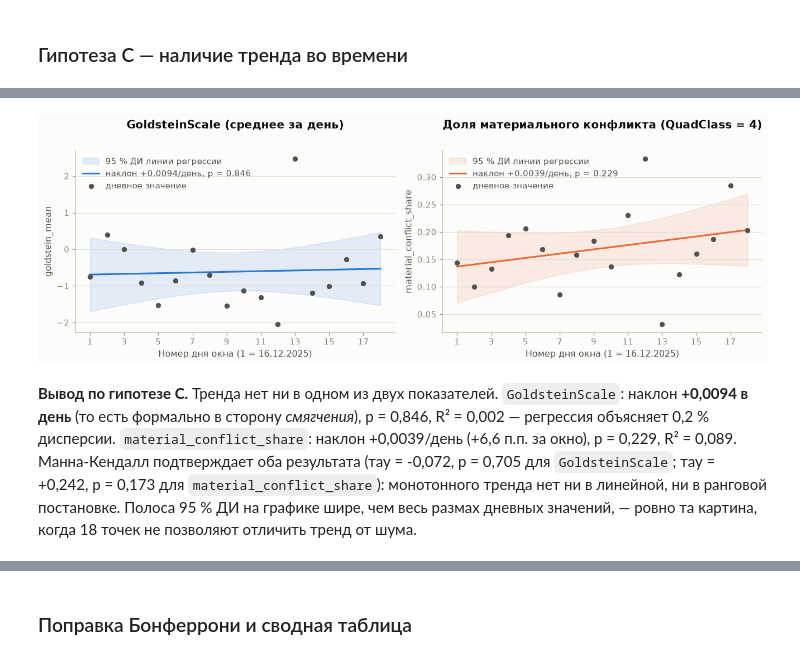
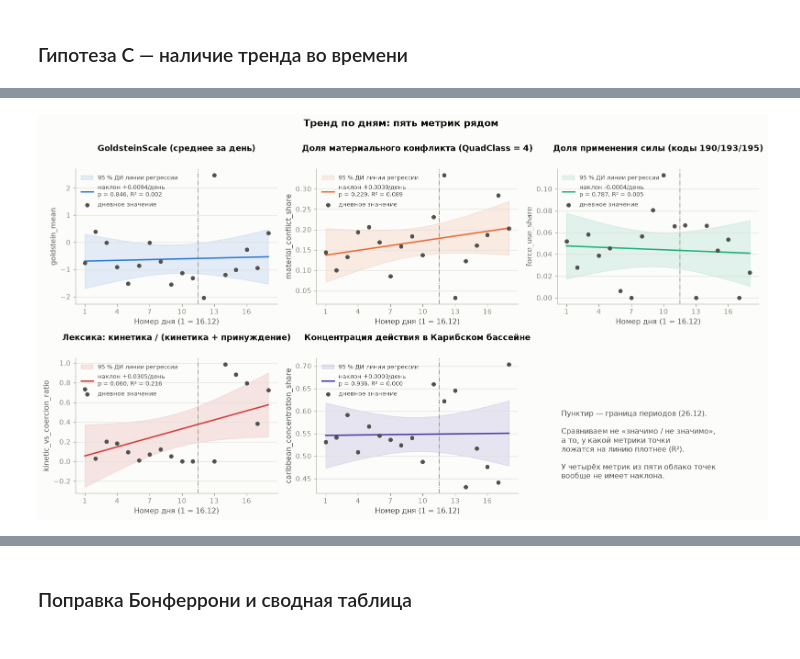
Before and after one commit to nokio7077-art/tg-bot, a Jupyter notebook: analysis/gdelt_usa_venezuela_analysis.ipynb, the cells around one changed output, grey strips where cells are left out. Saved outputs shown, nothing was run; the diff lists cells and outputs as text; code cells hidden in the pictures.

```diff
--- a/analysis/gdelt_usa_venezuela_analysis.ipynb
+++ b/analysis/gdelt_usa_venezuela_analysis.ipynb
@@ -671,7 +829,8 @@ display(daily[["d1_goldstein_mean", "d2_goldstein_mean", "d1_tone_mean", "d2_ton
 # %%
 SPLIT = pd.Timestamp("2025-12-26")   # начало позднего периода (последние 7 дней окна)
 
-df["period"]   = np.where(df.date_added >= SPLIT, "late", "early")
+df["period"]    = np.where(df.date_added >= SPLIT, "late", "early")
+df["late_flag"] = (df.date_added >= SPLIT).astype(int)   # 1 = поздний период, для регрессий
 daily["period"] = np.where(daily.index >= SPLIT, "late", "early")
 
 summary = pd.DataFrame({
@@ -905,28 +1104,28 @@ for col, human in [("goldstein_mean", "GoldsteinScale (среднее за де
 # %%
 # Регрессии на графике: видно, что наклон тонет в разбросе
-fig, axes = plt.subplots(1, 2, figsize=(12, 4.2))
-for ax, (col, human, color) in zip(axes, [
-        ("goldstein_mean", "GoldsteinScale (среднее за день)", BLUE),
-        ("material_conflict_share", "Доля материального конфликта (QuadClass = 4)", ORANGE)]):
-    x = daily.day_number.values.astype(float); y = daily[col].values
+fig, axes = plt.subplots(2, 3, figsize=(14.5, 8))
+colors = [BLUE, ORANGE, AQUA, CRITICAL, "#4a3aa7"]
+for ax, (col, human), color in zip(axes.ravel(), TREND_SPECS, colors):
+    ser = daily[col].dropna()
+    x = daily.loc[ser.index, "day_number"].values.astype(float); y = ser.values
     fit = sm.OLS(y, sm.add_constant(x)).fit()
     pred = fit.get_prediction(sm.add_constant(x)).summary_frame(alpha=0.05)
     ax.fill_between(x, pred["mean_ci_lower"], pred["mean_ci_upper"], color=color, alpha=0.12,
                     label="95 % ДИ линии регрессии")
     ax.plot(x, fit.fittedvalues, color=color, lw=2.0,
-            label=f"наклон {fit.params[1]:+.4f}/день, p = {fit.pvalues[1]:.3f}")
+            label=f"наклон {fit.params[1]:+.4f}/день\np = {fit.pvalues[1]:.3f}, R² = {fit.rsquared:.3f}")
     ax.scatter(x, y, color=INK_2, s=26, zorder=3, label="дневное значение")
-    ax.set_title(human); ax.set_xlabel("Номер дня окна (1 = 16.12.2025)"); ax.set_ylabel(col)
-    ax.set_xticks(range(1, 19, 2)); ax.legend(loc="best")
+    ax.axvline(11.5, color=MUTED, lw=1.0, ls="-.")
+    ax.set_title(human, fontsize=11.5); ax.set_xlabel("Номер дня (1 = 16.12)"); ax.set_ylabel(col)
+    ax.set_xticks(range(1, 19, 3)); ax.legend(loc="best", fontsize=8.5)
+axes.ravel()[-1].axis("off")
+axes.ravel()[-1].text(0.02, 0.62,
+    "Пунктир — граница периодов (26.12).\n\n"
+    "Сравниваем не «значимо / не значимо»,\nа то, у какой метрики точки\n"
+    "ложатся на линию плотнее (R²).\n\n"
+    "У четырёх метрик из пяти облако точек\nвообще не имеет наклона.",
+    fontsize=10.5, color=INK_2, va="top")
+fig.suptitle("Тренд по дням: пять метрик рядом", fontsize=14, fontweight="bold", color=INK, y=1.0)
 plt.tight_layout(); plt.show()
 # %% [output]
-[figure, old version]
+[figure, new version]
-# %% [markdown]
-**Вывод по гипотезе C.** Тренда нет ни в одном из двух показателей.
-`GoldsteinScale`: наклон **+0,0094 в день** (то есть формально в сторону *смягчения*), p = 0,846,
-R² = 0,002 — регрессия объясняет 0,2 % дисперсии. `material_conflict_share`: наклон +0,0039/день
-(+6,6 п.п. за окно), p = 0,229, R² = 0,089. Манна-Кендалл подтверждает оба результата
-(тау = -0,072, p = 0,705 для `GoldsteinScale`; тау = +0,242, p = 0,173 для
-`material_conflict_share`): монотонного тренда нет ни в линейной, ни в ранговой постановке. Полоса 95 % ДИ на графике шире,
-чем весь размах дневных значений, — ровно та картина, когда 18 точек не позволяют отличить
-тренд от шума.
```
Also changed, not shown: parts of 29 cells of this notebook, 1 other file.
